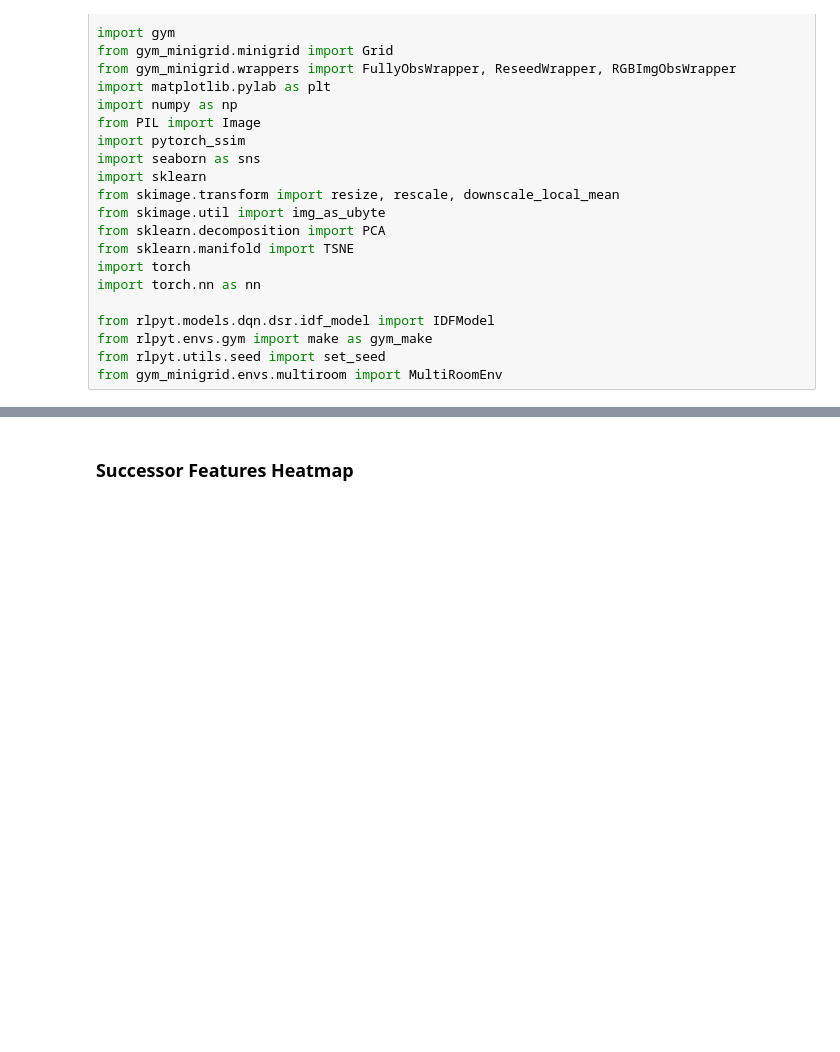
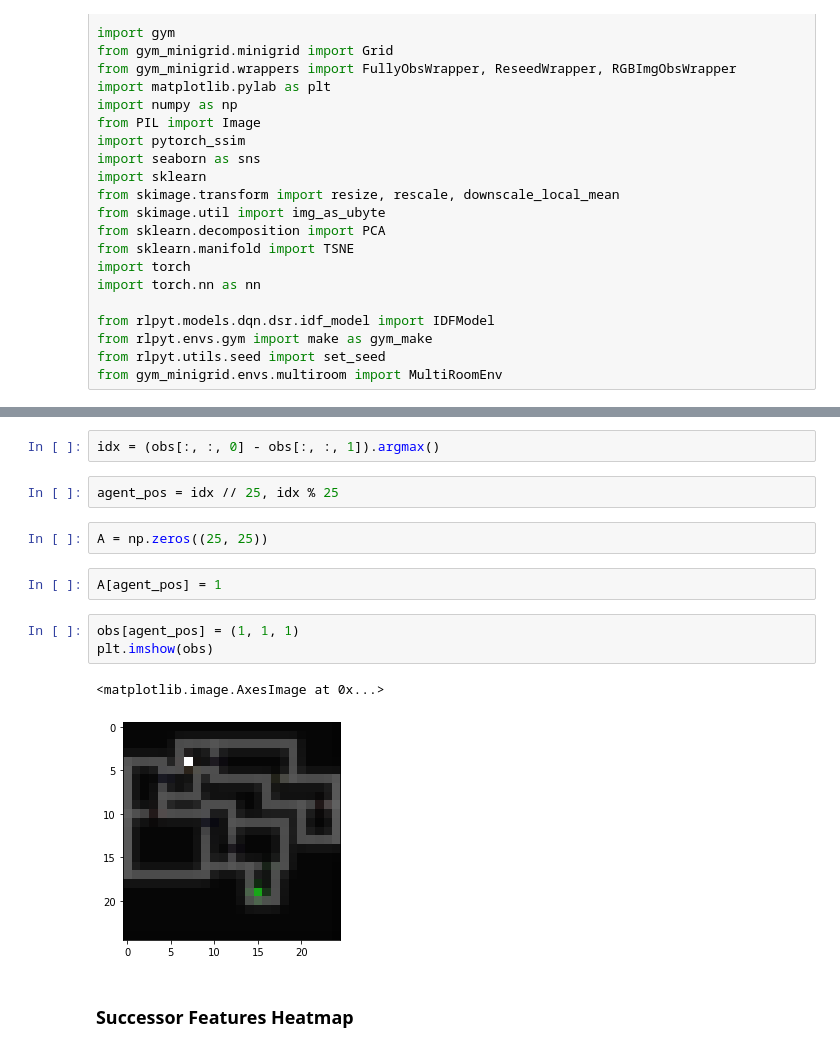
Before and after one commit to 2016choang/sfl, a Jupyter notebook: playground/new-envs.ipynb, the cells around one changed output, grey strips where cells are left out. Drawn from its saved outputs; the diff is of its cells as text; blank space fills up the shorter version.

```diff
--- a/playground/new-envs.ipynb
+++ b/playground/new-envs.ipynb
@@ -42,3 +45,17 @@ using seed 333
+# %%
+idx = (obs[:, :, 0] - obs[:, :, 1]).argmax()
+# %%
+agent_pos = idx // 25, idx % 25
+# %%
+A = np.zeros((25, 25))
+# %%
+A[agent_pos] = 1
+# %%
+obs[agent_pos] = (1, 1, 1)
+plt.imshow(obs)
+# %% [output]
+<matplotlib.image.AxesImage at 0x...>
+[figure, added]
 # %% [markdown]
 ### Successor Features Heatmap
 # %%
```
Also changed, not shown: parts of 3 cells of this notebook, 1 other file.
